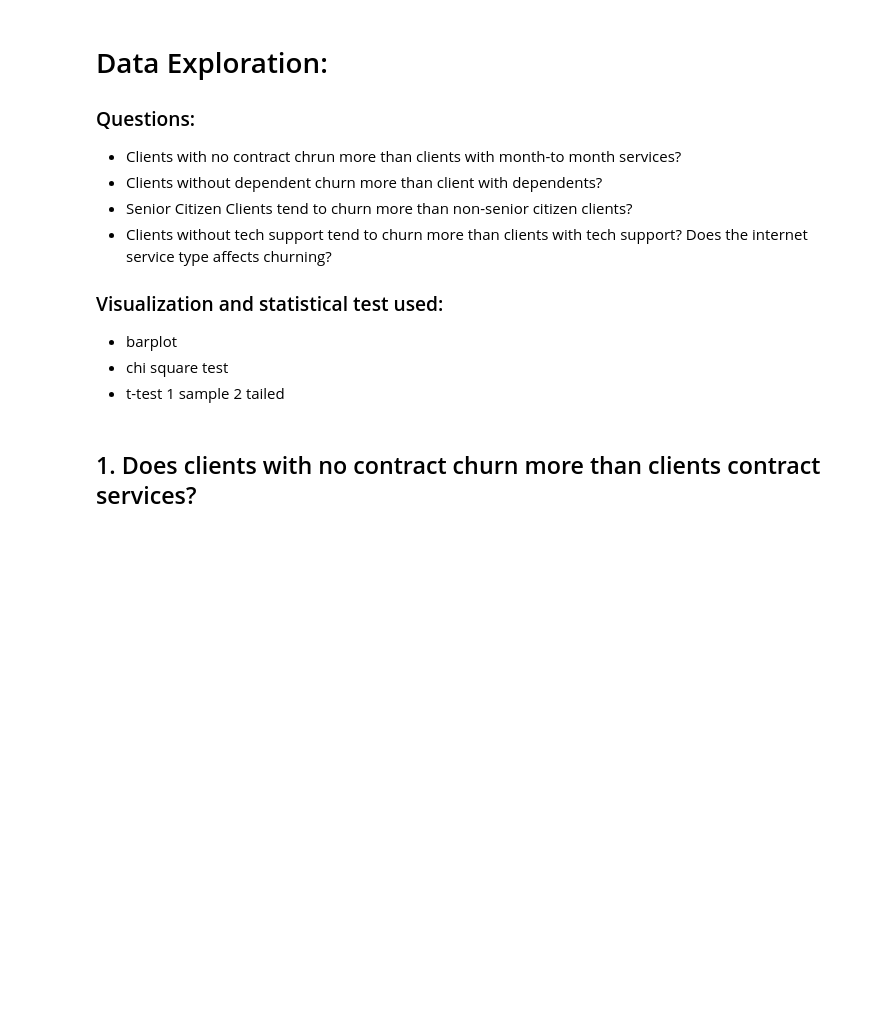
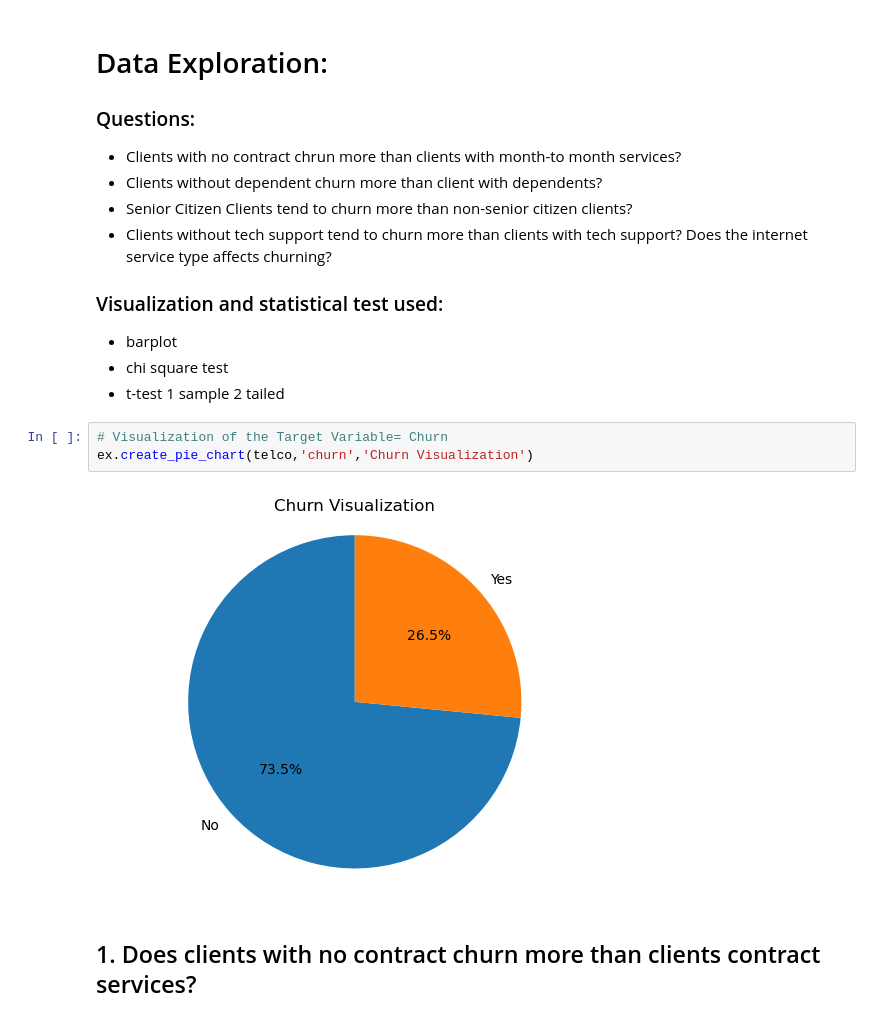
Before and after one commit to Chellyann-moreno/classifications-project, a Jupyter notebook: final_report.ipynb, the cells around one changed output. Drawn from its saved outputs; the diff is of its cells as text; blank space fills up the shorter version.

```diff
--- a/final_report.ipynb
+++ b/final_report.ipynb
@@ -90,6 +93,11 @@ train.shape, validate.shape, test.shape
  - barplot
  - chi square test
  - t-test 1 sample 2 tailed
+# %%
+# Visualization of the Target Variable= Churn
+ex.create_pie_chart(telco,'churn','Churn Visualization')
+# %% [output]
+[figure, added]
 # %% [markdown]
 ## 1. Does clients with no contract churn more than clients contract services?
 # %%
```
Also changed, not shown: parts of 17 cells of this notebook.
